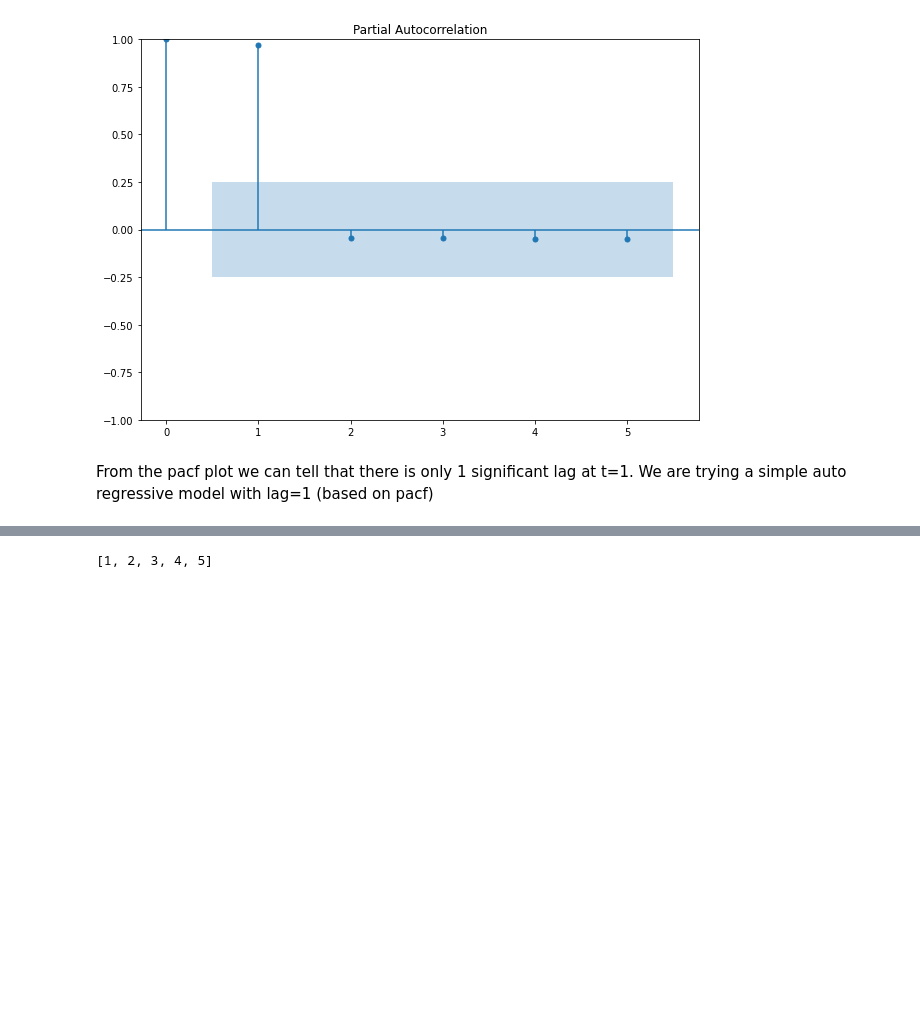
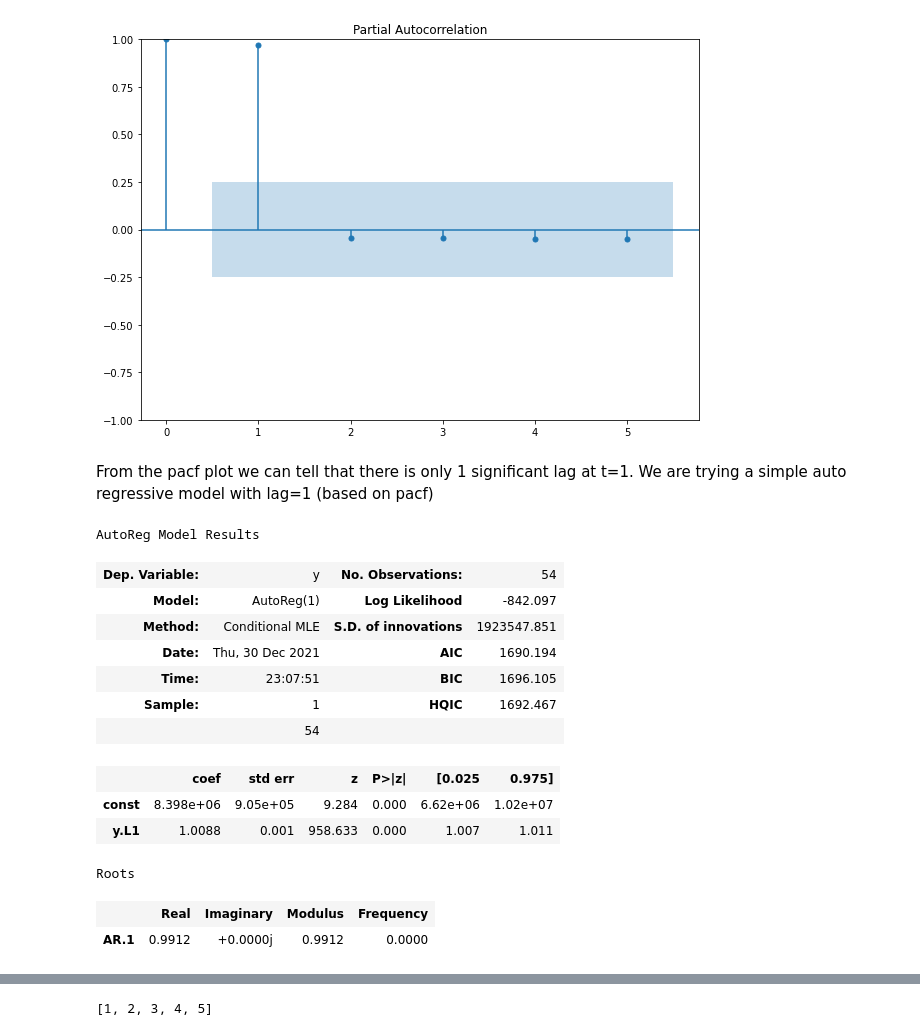
Before and after one commit to anusreeb/Experiments, a Jupyter notebook: population_time_series/population_of_india_time_series.ipynb, the cells around one changed output, grey strips where cells are left out. Saved outputs shown, nothing was run; the diff lists cells and outputs as text; code cells hidden in the pictures; blank space fills up the shorter version.

```diff
--- a/population_time_series/population_of_india_time_series.ipynb
+++ b/population_time_series/population_of_india_time_series.ipynb
@@ -241,0 +246,17 @@ test = test.to_numpy(dtype='float')
+# %%
+ar_model_1.summary()
+# %% [output]
+AutoReg Model Results
+| Dep. Variable: | y | No. Observations: | 54 |
+| Model: | AutoReg(1) | Log Likelihood | -842.097 |
+| Method: | Conditional MLE | S.D. of innovations | 1923547.851 |
+| Date: | Thu, 30 Dec 2021 | AIC | 1690.194 |
+| Time: | 23:07:51 | BIC | 1696.105 |
+| Sample: | 1 | HQIC | 1692.467 |
+|  | 54 |  |  |
+|  | coef | std err | z | P>|z| | [0.025 | 0.975] |
+| const | 8.398e+06 | 9.05e+05 | 9.284 | 0.000 | 6.62e+06 | 1.02e+07 |
+| y.L1 | 1.0088 | 0.001 | 958.633 | 0.000 | 1.007 | 1.011 |
+Roots
+|  | Real | Imaginary | Modulus | Frequency |
+| AR.1 | 0.9912 | +0.0000j | 0.9912 | 0.0000 |
```
Also changed, not shown: parts of 30 cells of this notebook.
